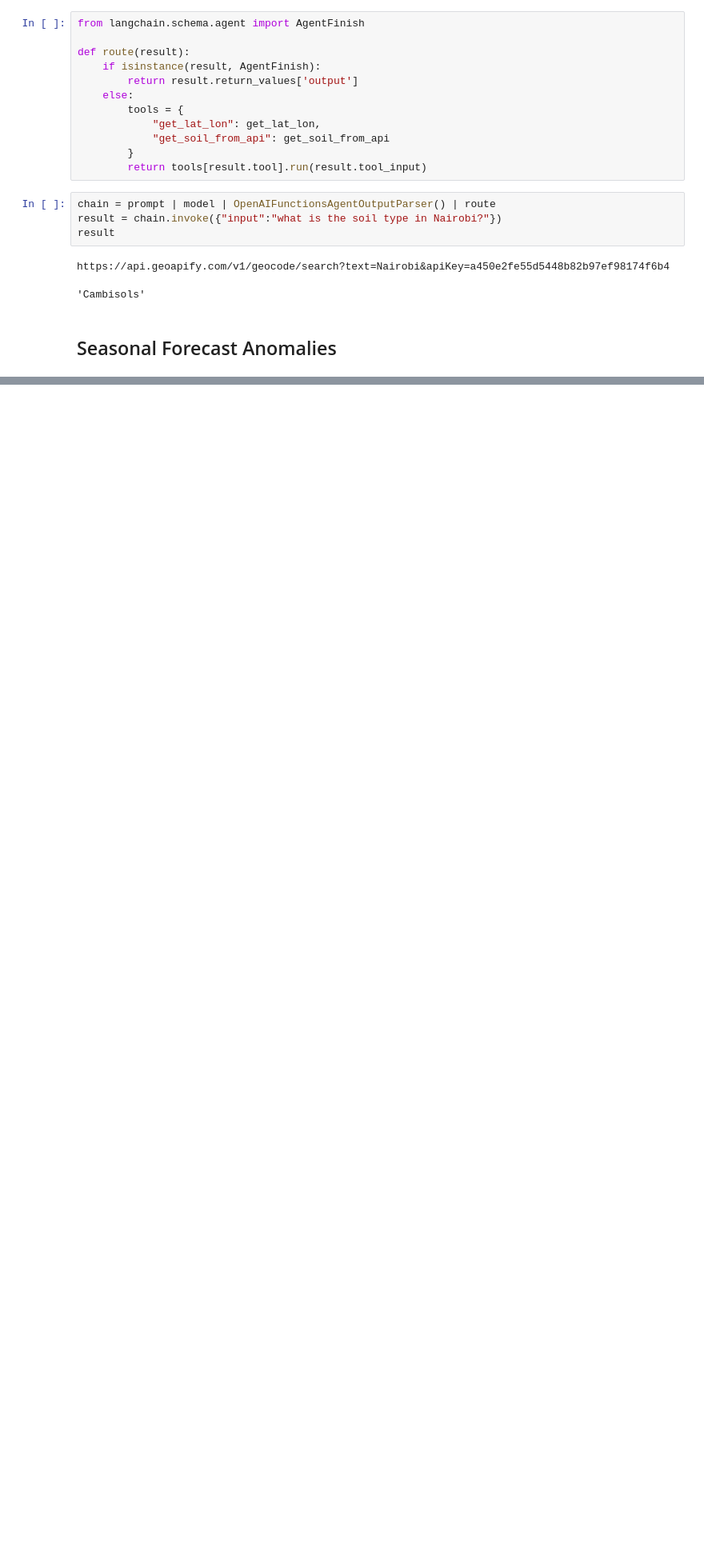
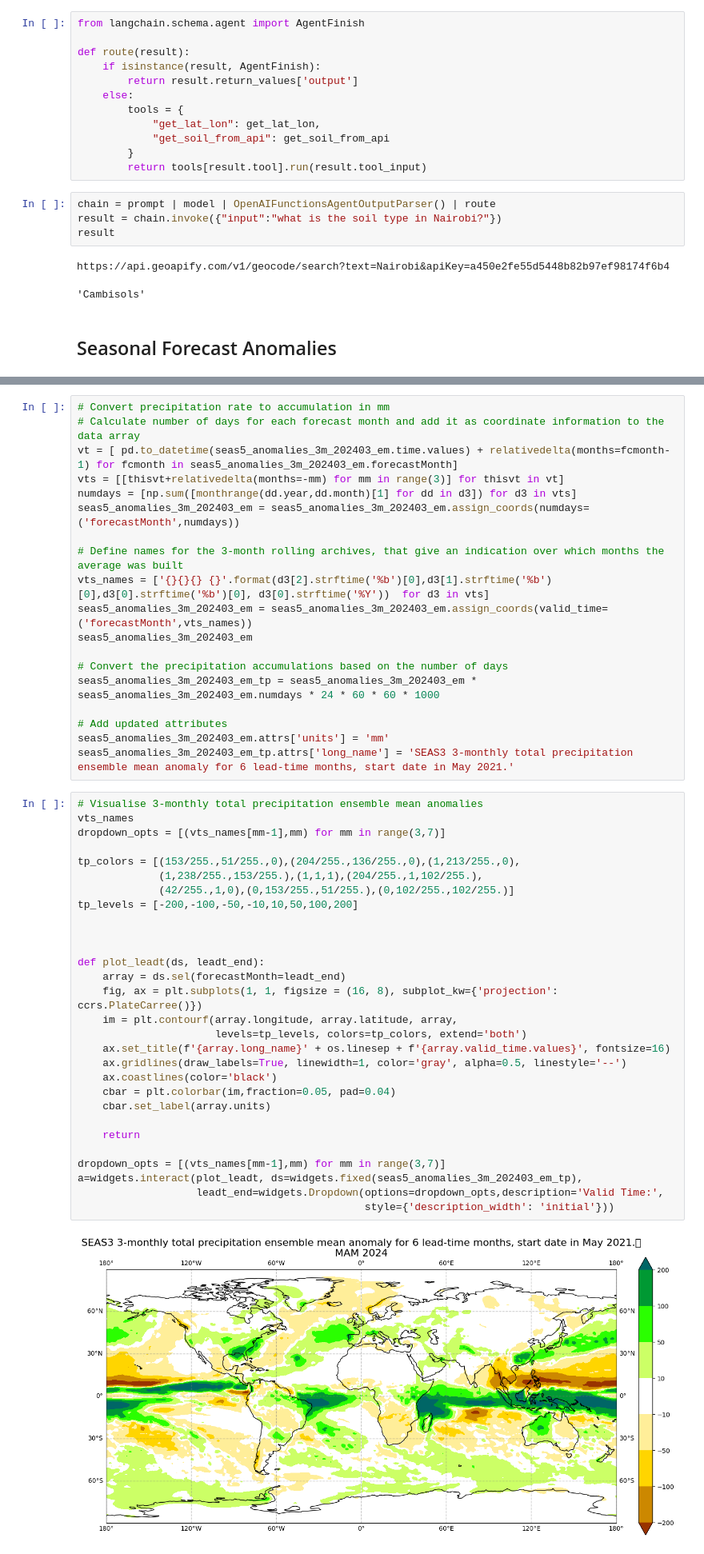
Before and after one commit to JobCollins/daas, a Jupyter notebook: test.ipynb, the cells around one changed output, grey strips where cells are left out. Shown at 80% size. Drawn from its saved outputs; the diff is of its cells as text; blank space fills up the shorter version.

```diff
--- a/test.ipynb
+++ b/test.ipynb
@@ -1279,0 +1530,50 @@ df.to_csv('nairobi_data.csv')
+# %%
+# Convert precipitation rate to accumulation in mm
+# Calculate number of days for each forecast month and add it as coordinate information to the data array
+vt = [ pd.to_datetime(seas5_anomalies_3m_202403_em.time.values) + relativedelta(months=fcmonth-1) for fcmonth in seas5_anomalies_3m_202403_em.forecastMonth]
+vts = [[thisvt+relativedelta(months=-mm) for mm in range(3)] for thisvt in vt]
+numdays = [np.sum([monthrange(dd.year,dd.month)[1] for dd in d3]) for d3 in vts]
+seas5_anomalies_3m_202403_em = seas5_anomalies_3m_202403_em.assign_coords(numdays=('forecastMonth',numdays))
+
+# Define names for the 3-month rolling archives, that give an indication over which months the average was built
+vts_names = ['{}{}{} {}'.format(d3[2].strftime('%b')[0],d3[1].strftime('%b')[0],d3[0].strftime('%b')[0], d3[0].strftime('%Y'))  for d3 in vts]
+seas5_anomalies_3m_202403_em = seas5_anomalies_3m_202403_em.assign_coords(valid_time=('forecastMonth',vts_names))
+seas5_anomalies_3m_202403_em
+
+# Convert the precipitation accumulations based on the number of days
+seas5_anomalies_3m_202403_em_tp = seas5_anomalies_3m_202403_em * seas5_anomalies_3m_202403_em.numdays * 24 * 60 * 60 * 1000
+
+# Add updated attributes
+seas5_anomalies_3m_202403_em.attrs['units'] = 'mm'
+seas5_anomalies_3m_202403_em_tp.attrs['long_name'] = 'SEAS3 3-monthly total precipitation ensemble mean anomaly for 6 lead-time months, start date in May 2021.'
+# %%
+# Visualise 3-monthly total precipitation ensemble mean anomalies
+vts_names
+dropdown_opts = [(vts_names[mm-1],mm) for mm in range(3,7)]
+
+tp_colors = [(153/255.,51/255.,0),(204/255.,136/255.,0),(1,213/255.,0),
+             (1,238/255.,153/255.),(1,1,1),(204/255.,1,102/255.),
+             (42/255.,1,0),(0,153/255.,51/255.),(0,102/255.,102/255.)]
+tp_levels = [-200,-100,-50,-10,10,50,100,200]
+
+
+
+def plot_leadt(ds, leadt_end):
+    array = ds.sel(forecastMonth=leadt_end)
+    fig, ax = plt.subplots(1, 1, figsize = (16, 8), subplot_kw={'projection': ccrs.PlateCarree()})
+    im = plt.contourf(array.longitude, array.latitude, array,
+                      levels=tp_levels, colors=tp_colors, extend='both')
+    ax.set_title(f'{array.long_name}' + os.linesep + f'{array.valid_time.values}', fontsize=16)
+    ax.gridlines(draw_labels=True, linewidth=1, color='gray', alpha=0.5, linestyle='--')
+    ax.coastlines(color='black')
+    cbar = plt.colorbar(im,fraction=0.05, pad=0.04)
+    cbar.set_label(array.units)
+
+    return
+
+dropdown_opts = [(vts_names[mm-1],mm) for mm in range(3,7)]
+a=widgets.interact(plot_leadt, ds=widgets.fixed(seas5_anomalies_3m_202403_em_tp),
+                   leadt_end=widgets.Dropdown(options=dropdown_opts,description='Valid Time:',
+                                              style={'description_width': 'initial'}))
+# %% [output]
+[figure, added]
```
Also changed, not shown: parts of 67 cells of this notebook.
